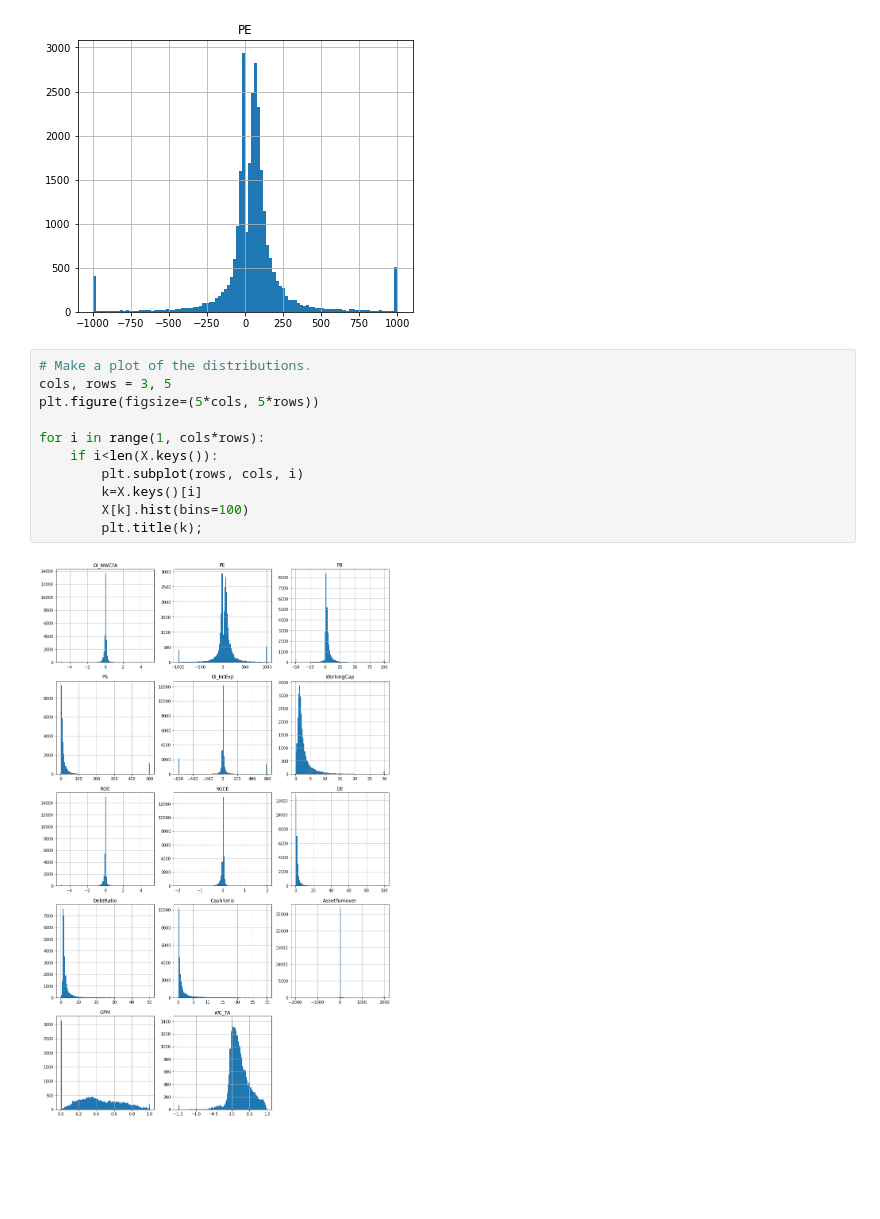
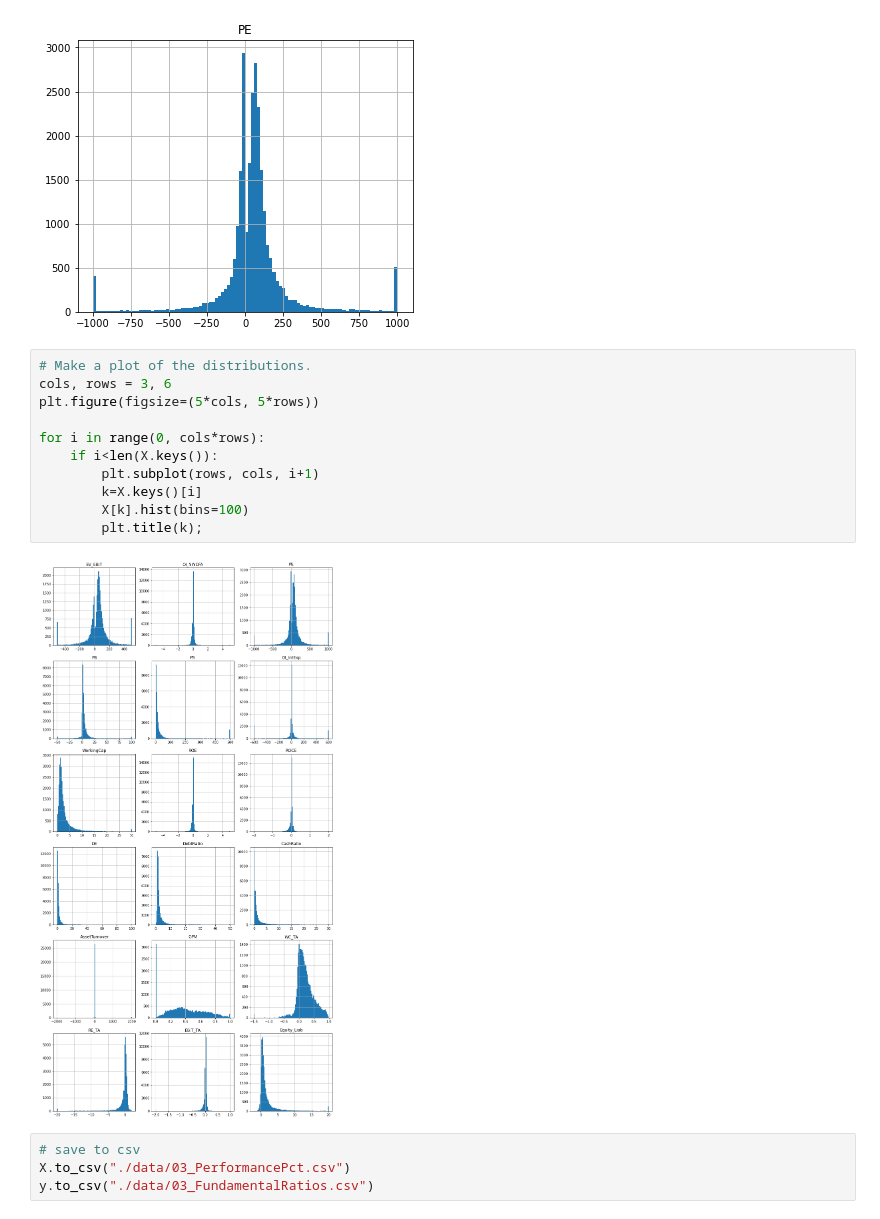
Before and after one commit to ethan-eplee/PortfolioThatBeatsTheMarket, a Jupyter notebook: 03_Capstone - Feature Engineering.ipynb, the cells around one changed output. Cells and saved outputs as stored; diff of their text form; blank space fills up the shorter version.

```diff
--- a/03_Capstone - Feature Engineering.ipynb
+++ b/03_Capstone - Feature Engineering.ipynb
@@ -247,14 +232,18 @@ plt.title(k);
 [figure]
 # %%
 # Make a plot of the distributions.
-cols, rows = 3, 5
+cols, rows = 3, 6
 plt.figure(figsize=(5*cols, 5*rows))
 
-for i in range(1, cols*rows):
+for i in range(0, cols*rows):
     if i<len(X.keys()):
-        plt.subplot(rows, cols, i)
+        plt.subplot(rows, cols, i+1)
         k=X.keys()[i]
         X[k].hist(bins=100)
         plt.title(k);
 # %% [output]
-[figure, old version]
+[figure, new version]
+# %%
+# save to csv
+X.to_csv("./data/03_PerformancePct.csv")
+y.to_csv("./data/03_FundamentalRatios.csv")
```
Also changed, not shown: parts of 9 cells of this notebook, 10 other files.
